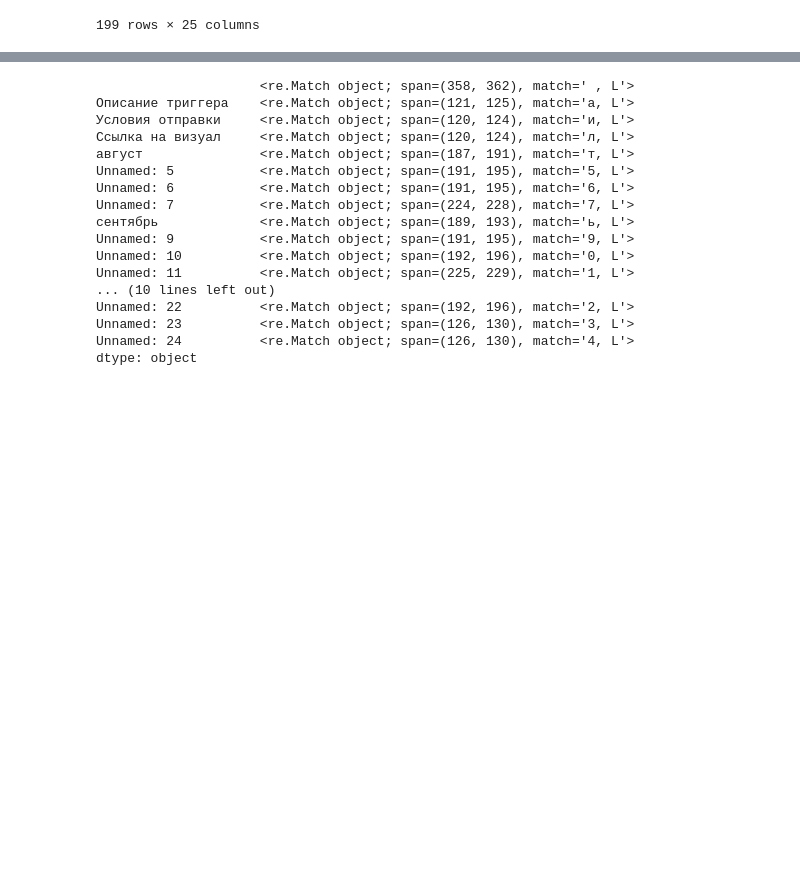
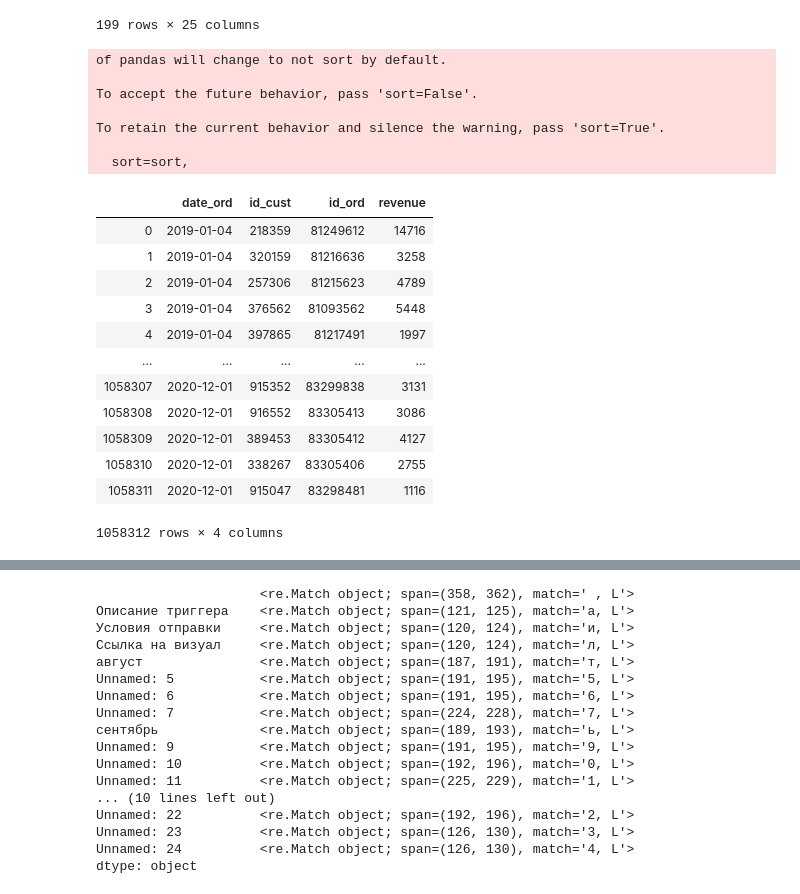
Before and after one commit to lithiferous/dashboard, a Jupyter notebook: tools test.ipynb, the cells around one changed output, grey strips where cells are left out. Cells and saved outputs as stored; diff of their text form; code cells hidden in the pictures; blank space fills up the shorter version.

```diff
--- a/tools test.ipynb
+++ b/tools test.ipynb
@@ -14,0 +130,10 @@ s = imp.load_source('patch', 'modules/patcher.py')
+# %%
+#mindbox Клиент -> Действие -> Первое в истории клиента до регистрации
+#email, внешний идентификатор, дата регистрации
+orders = pd.read_feather('data/cohort/orders.f')
+# %%
+dates = []
+max_date = orders.date_ord.max()
+for i in range(6):
+    dates.append(max_date)
+    max_date -= timedelta(days=7)
@@ -112,3 +479,26 @@ tmp[tmp != '']
 | 558 | UR | NaN | NaN | NaN | NaN | NaN | NaN | ... |
 | 562 | Конверсия в заказы | NaN | NaN | NaN | NaN | NaN | NaN | ... |
 199 rows × 25 columns
+# %%
+r.append_new_orders('data/cohort/orders.f', 'orders_new.csv')
+# %% [output]
+of pandas will change to not sort by default.
+
+To accept the future behavior, pass 'sort=False'.
+
+To retain the current behavior and silence the warning, pass 'sort=True'.
+
+  sort=sort,
+|  | date_ord | id_cust | id_ord | revenue |
+| 0 | 2019-01-04 | 218359 | 81249612 | 14716 |
+| 1 | 2019-01-04 | 320159 | 81216636 | 3258 |
+| 2 | 2019-01-04 | 257306 | 81215623 | 4789 |
+| 3 | 2019-01-04 | 376562 | 81093562 | 5448 |
+| 4 | 2019-01-04 | 397865 | 81217491 | 1997 |
+| ... | ... | ... | ... | ... |
+| 1058307 | 2020-12-01 | 915352 | 83299838 | 3131 |
+| 1058308 | 2020-12-01 | 916552 | 83305413 | 3086 |
+| 1058309 | 2020-12-01 | 389453 | 83305412 | 4127 |
+| 1058310 | 2020-12-01 | 338267 | 83305406 | 2755 |
+| 1058311 | 2020-12-01 | 915047 | 83298481 | 1116 |
+1058312 rows × 4 columns
```
Also changed, not shown: parts of 53 cells of this notebook, 19 other files.
